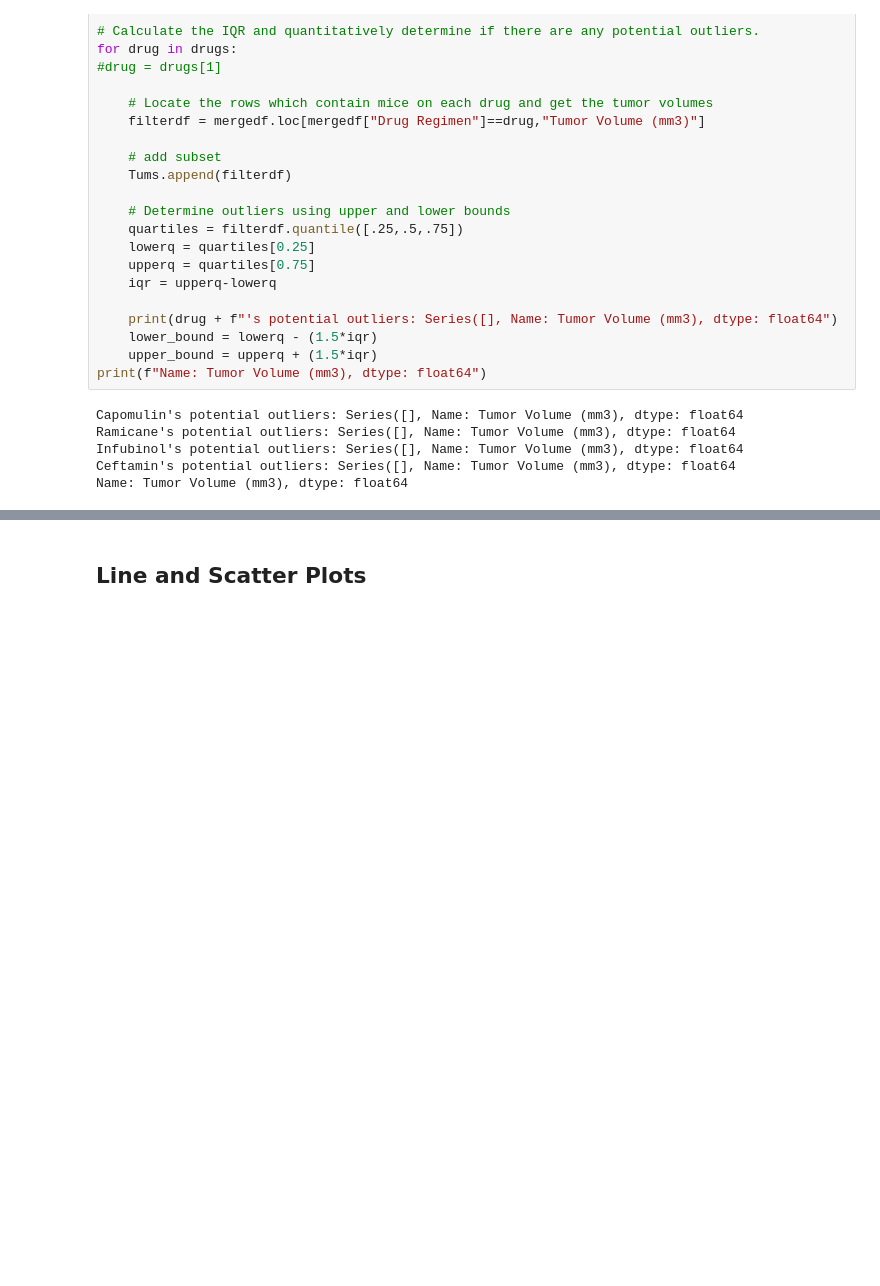
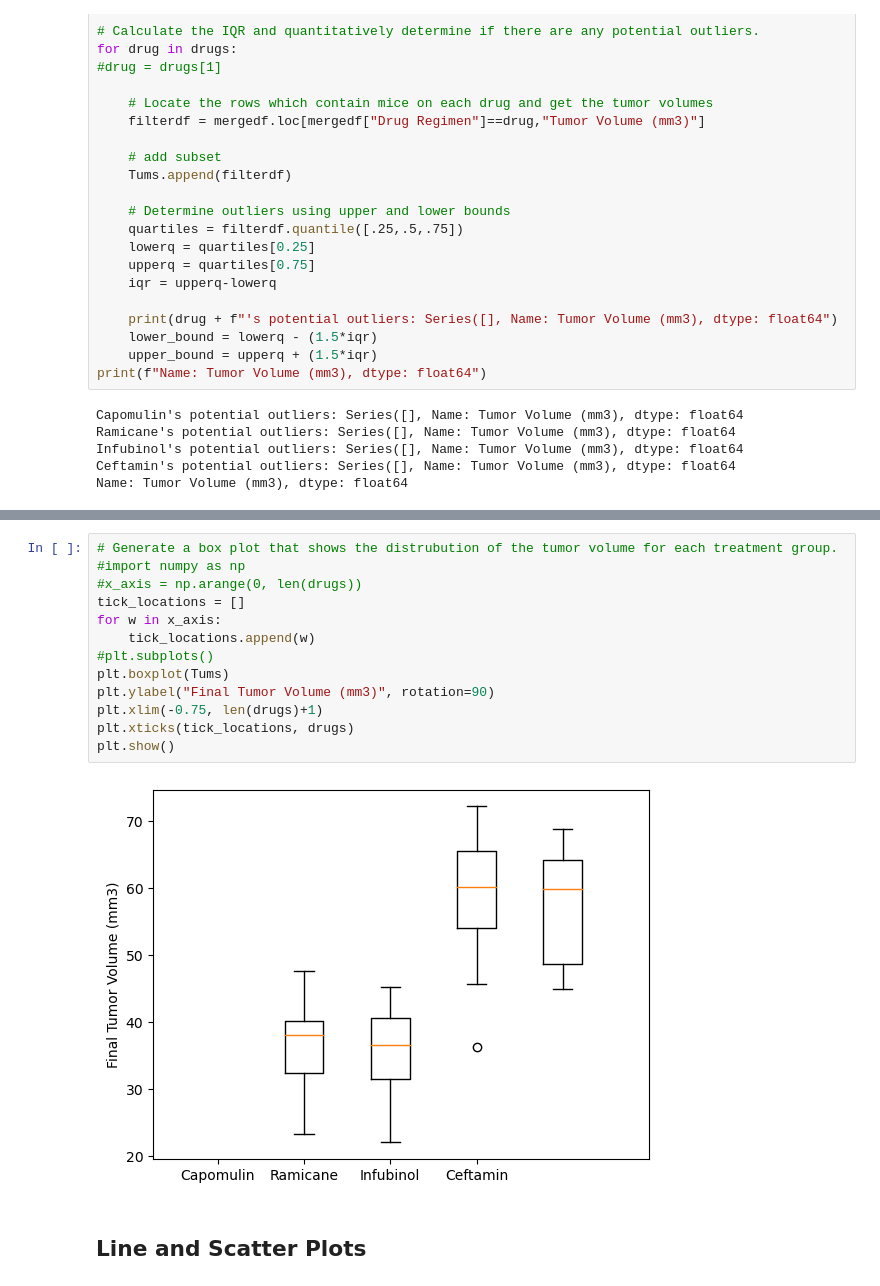
Before and after one commit to CONTEMPL8git/Challenge5, a Jupyter notebook: Pymaceuticals/pymaceuticals.ipynb, the cells around one changed output, grey strips where cells are left out. Saved outputs shown, nothing was run; the diff lists cells and outputs as text; blank space fills up the shorter version.

```diff
--- a/Pymaceuticals/pymaceuticals.ipynb
+++ b/Pymaceuticals/pymaceuticals.ipynb
@@ -269,3 +267,18 @@ TypeError: xticks(): Parameter 'labels' can't be set without setting 'ticks'
+# %%
+# Generate a box plot that shows the distrubution of the tumor volume for each treatment group.
+#import numpy as np
+#x_axis = np.arange(0, len(drugs))
+tick_locations = []
+for w in x_axis:
+    tick_locations.append(w)
+#plt.subplots()
+plt.boxplot(Tums)
+plt.ylabel("Final Tumor Volume (mm3)", rotation=90)
+plt.xlim(-0.75, len(drugs)+1)
+plt.xticks(tick_locations, drugs)
+plt.show()
+# %% [output]
+[figure, added]
 # %% [markdown]
 ## Line and Scatter Plots
 # %%
```
Also changed, not shown: parts of 5 cells of this notebook.
